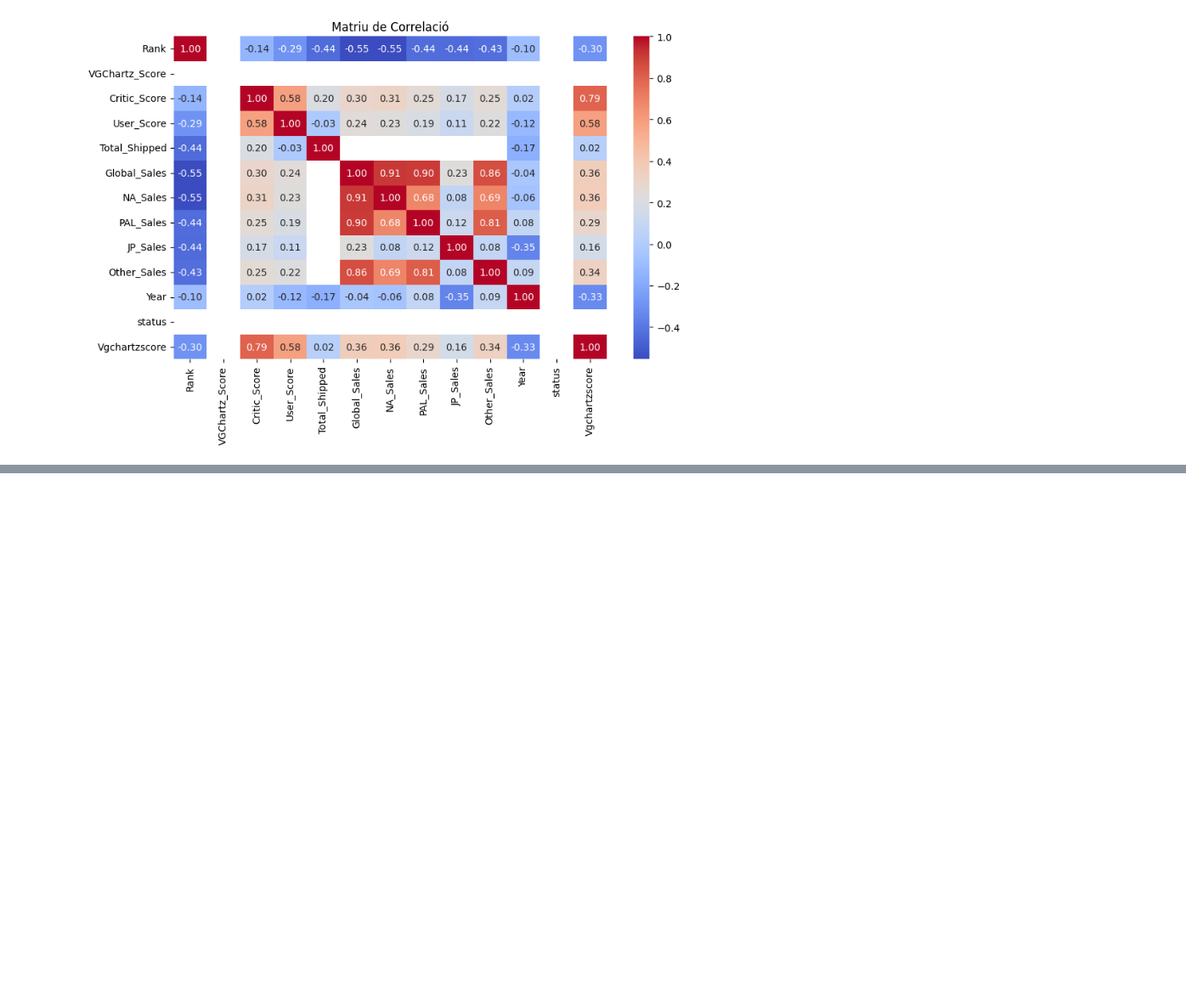
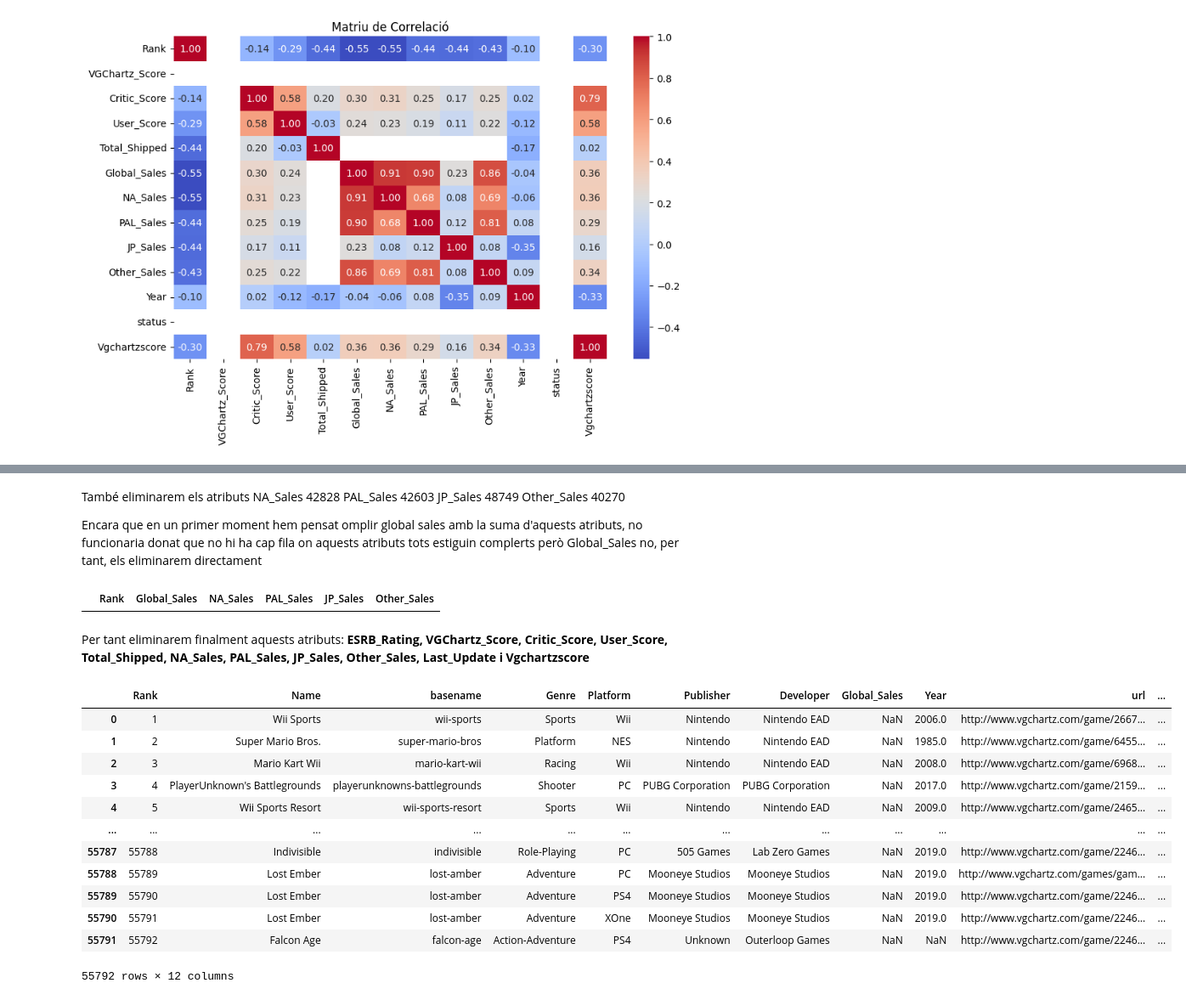
Before and after one commit to 1641028/Kaggle-video-game-sales-2019, a Jupyter notebook: Kaggle.ipynb, the cells around one changed output, grey strips where cells are left out. Shown: that part at 85% size. Drawn from its saved outputs; the diff is of its cells as text; code cells hidden in the pictures; blank space fills up the shorter version.

Commit message:
Primera versió de neteja de NaN

```diff
--- a/Kaggle.ipynb
+++ b/Kaggle.ipynb
@@ -93,0 +161,40 @@ plt.show()
+# %% [markdown]
+També eliminarem els atributs NA_Sales          42828
+PAL_Sales         42603
+JP_Sales          48749
+Other_Sales       40270
+
+Encara que en un primer moment hem pensat omplir global sales amb la suma d'aquests atributs, no funcionaria donat que no hi ha cap fila on aquests atributs tots estiguin complerts però Global_Sales no, per tant, els eliminarem directament
+# %%
+# agafem les files on Global_Sales sigui NaN però les altres Sales no
+filtered_data = data[data['Global_Sales'].isna() &
+                     data[['NA_Sales', 'PAL_Sales', 'JP_Sales', 'Other_Sales']].notna().all(axis=1)]
+
+
+filtered_data[['Rank', 'Global_Sales', 'NA_Sales', 'PAL_Sales', 'JP_Sales', 'Other_Sales']]
+# %% [output]
+|  | Rank | Global_Sales | NA_Sales | PAL_Sales | JP_Sales | Other_Sales |
+# %% [markdown]
+Per tant eliminarem finalment aquests atributs:
+**ESRB_Rating, VGChartz_Score, Critic_Score, User_Score, Total_Shipped, NA_Sales, PAL_Sales, JP_Sales, Other_Sales, Last_Update i Vgchartzscore**
+# %%
+# Seleccionem les columnes a eliminar
+columns_to_remove = ['VGChartz_Score', 'Critic_Score', 'User_Score', 'Total_Shipped',
+                     'NA_Sales', 'PAL_Sales', 'JP_Sales', 'Other_Sales', 'Last_Update', 'Vgchartzscore', 'ESRB_Rating']
+
+data = data.drop(columns=columns_to_remove)
+data
+# %% [output]
+|  | Rank | Name | basename | Genre | Platform | Publisher | Developer | Global_Sales | Year | url | ... |
+| 0 | 1 | Wii Sports | wii-sports | Sports | Wii | Nintendo | Nintendo EAD | NaN | 2006.0 | http://www.vgchartz.com/game/2667... | ... |
+| 1 | 2 | Super Mario Bros. | super-mario-bros | Platform | NES | Nintendo | Nintendo EAD | NaN | 1985.0 | http://www.vgchartz.com/game/6455... | ... |
+| 2 | 3 | Mario Kart Wii | mario-kart-wii | Racing | Wii | Nintendo | Nintendo EAD | NaN | 2008.0 | http://www.vgchartz.com/game/6968... | ... |
+| 3 | 4 | PlayerUnknown's Battlegrounds | playerunknowns-battlegrounds | Shooter | PC | PUBG Corporation | PUBG Corporation | NaN | 2017.0 | http://www.vgchartz.com/game/2159... | ... |
+| 4 | 5 | Wii Sports Resort | wii-sports-resort | Sports | Wii | Nintendo | Nintendo EAD | NaN | 2009.0 | http://www.vgchartz.com/game/2465... | ... |
+| ... | ... | ... | ... | ... | ... | ... | ... | ... | ... | ... | ... |
+| 55787 | 55788 | Indivisible | indivisible | Role-Playing | PC | 505 Games | Lab Zero Games | NaN | 2019.0 | http://www.vgchartz.com/game/2246... | ... |
+| 55788 | 55789 | Lost Ember | lost-amber | Adventure | PC | Mooneye Studios | Mooneye Studios | NaN | 2019.0 | http://www.vgchartz.com/games/gam... | ... |
+| 55789 | 55790 | Lost Ember | lost-amber | Adventure | PS4 | Mooneye Studios | Mooneye Studios | NaN | 2019.0 | http://www.vgchartz.com/game/2246... | ... |
+| 55790 | 55791 | Lost Ember | lost-amber | Adventure | XOne | Mooneye Studios | Mooneye Studios | NaN | 2019.0 | http://www.vgchartz.com/game/2246... | ... |
+| 55791 | 55792 | Falcon Age | falcon-age | Action-Adventure | PS4 | Unknown | Outerloop Games | NaN | NaN | http://www.vgchartz.com/game/2246... | ... |
+55792 rows × 12 columns
```
Also changed, not shown: parts of 13 cells of this notebook.
